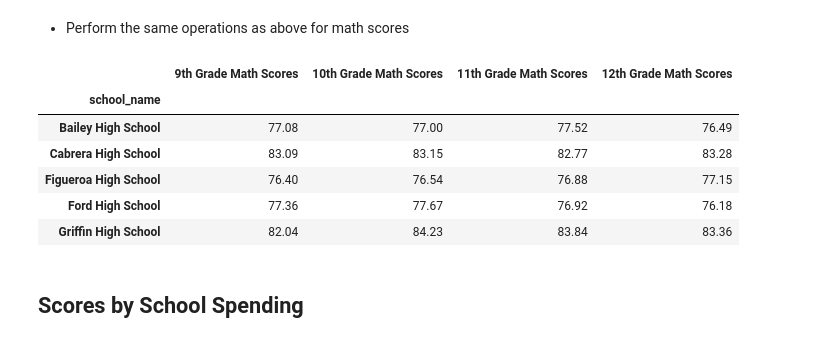
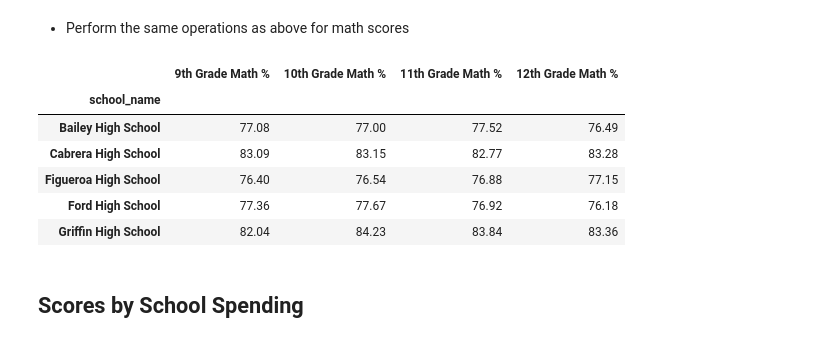
Before and after one commit to Kevin-McConchie/pandas, a Jupyter notebook: PyCitySchools/PyCitySchools_starter.ipynb, the cells around one changed output. Saved outputs shown, nothing was run; the diff lists cells and outputs as text; code cells hidden in the pictures.

```diff
--- a/PyCitySchools/PyCitySchools_starter.ipynb
+++ b/PyCitySchools/PyCitySchools_starter.ipynb
@@ -331,17 +331,17 @@ read_grade_avg.head()
 # %%
 m_grade_9 = school_data_complete[school_data_complete['grade']=='9th'].groupby('school_name')['math_score'].mean()
 m_grade_10 =school_data_complete[school_data_complete['grade']=='10th'].groupby('school_name')['math_score'].mean()
 m_grade_11 =school_data_complete[school_data_complete['grade']=='11th'].groupby('school_name')['math_score'].mean()
 m_grade_12 =school_data_complete[school_data_complete['grade']=='12th'].groupby('school_name')['math_score'].mean()
 
 # combine grades to single df
 math_grade_avg = pd.concat([m_grade_9, m_grade_10, m_grade_11, m_grade_12], axis=1)
-math_grade_avg.columns = ['9th Grade Math Scores', '10th Grade Math Scores', '11th Grade Math Scores', '12th Grade Math Scores']
+math_grade_avg.columns = ['9th Grade Math %', '10th Grade Math %', '11th Grade Math %', '12th Grade Math %']
 
 math_grade_avg = math_grade_avg.round(2)
 math_grade_avg.head()
 # %% [output]
-|  | 9th Grade Math Scores | 10th Grade Math Scores | 11th Grade Math Scores | 12th Grade Math Scores |
+|  | 9th Grade Math % | 10th Grade Math % | 11th Grade Math % | 12th Grade Math % |
 | school_name |  |  |  |  |
 | Bailey High School | 77.08 | 77.00 | 77.52 | 76.49 |
 | Cabrera High School | 83.09 | 83.15 | 82.77 | 83.28 |
```
Also changed, not shown: parts of 3 cells of this notebook.
